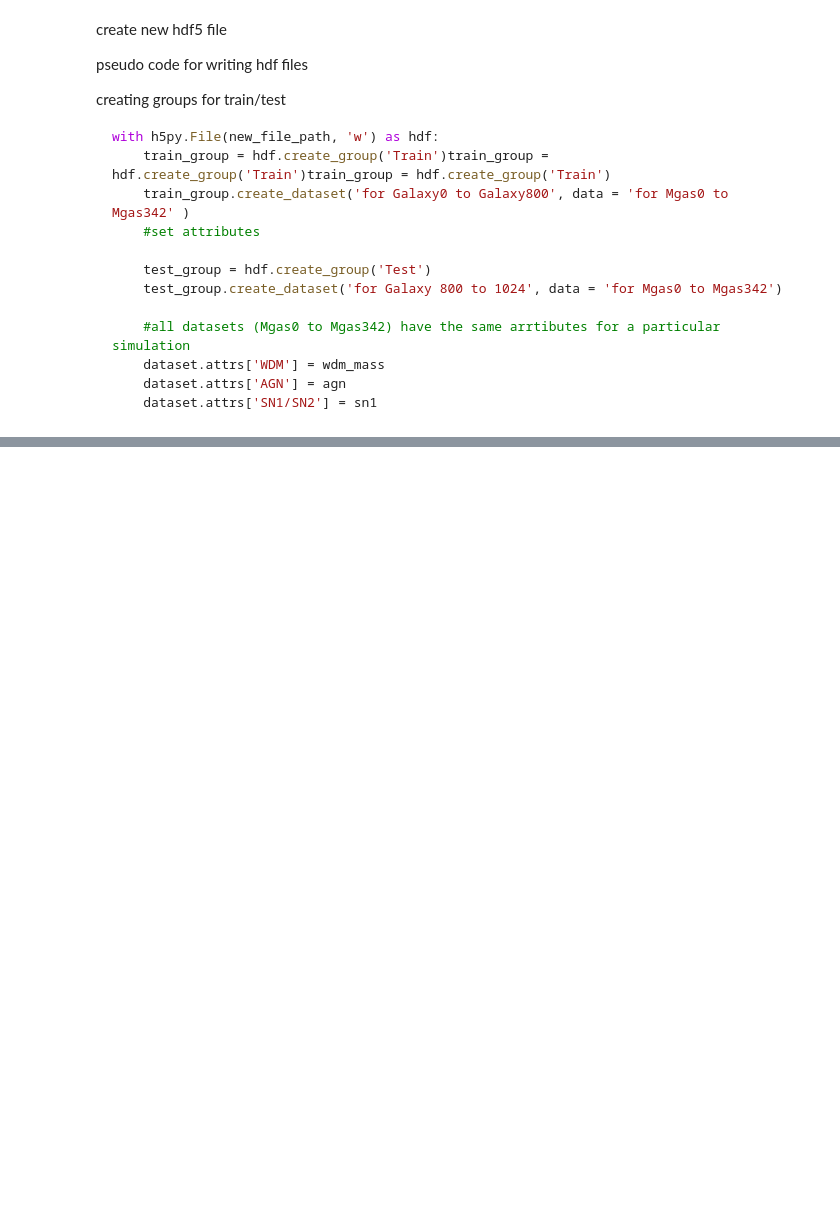
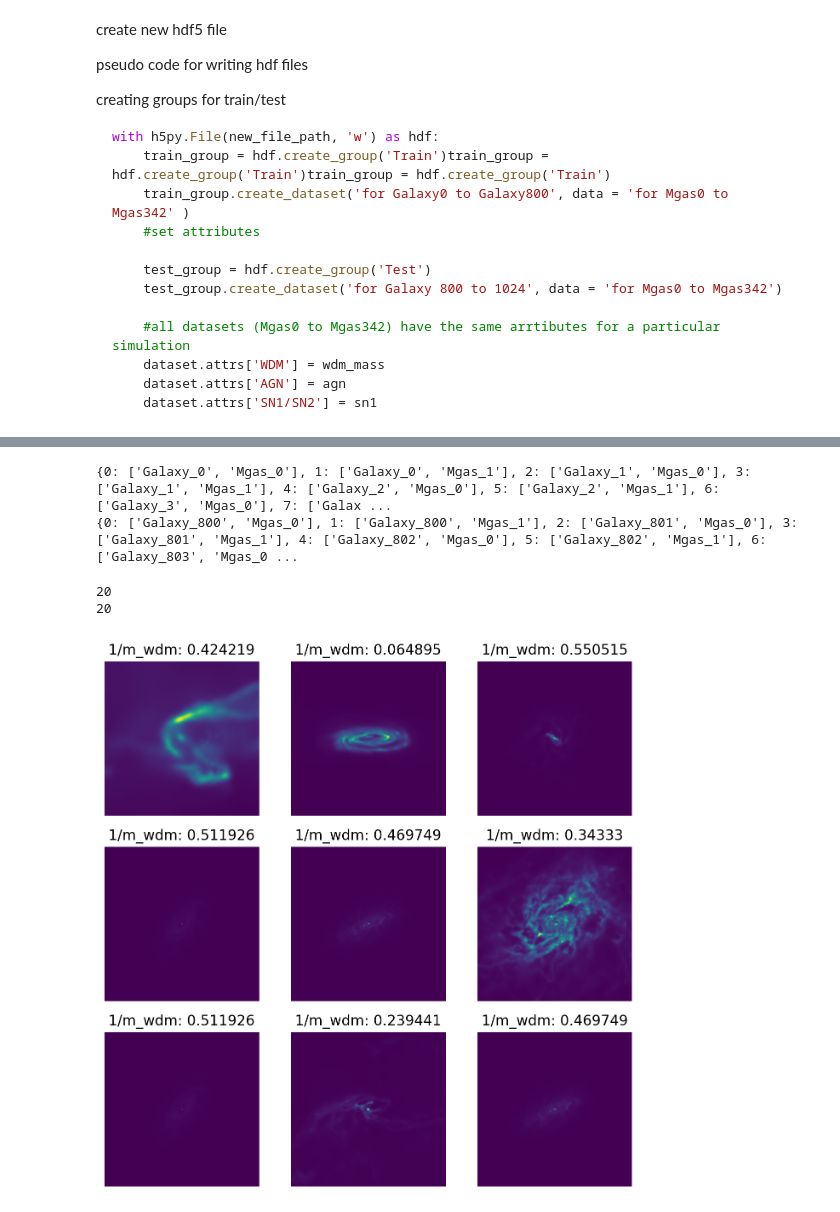
Before and after one commit to devinamhn/dreams-dm, a Jupyter notebook: dreamsdm/notebooks/creating_datasets.ipynb, the cells around one changed output, grey strips where cells are left out. Saved outputs shown, nothing was run; the diff lists cells and outputs as text; code cells hidden in the pictures; blank space fills up the shorter version.

```diff
--- a/dreamsdm/notebooks/creating_datasets.ipynb
+++ b/dreamsdm/notebooks/creating_datasets.ipynb
@@ -56,8 +46,10 @@ labels.iloc[0,0]
 # %%
+
+'''
 with h5py.File(new_file_path, "w") as hdf:
 
     train_group = hdf.create_group('Train')
-    for idx in range(0, 800): #0 to 800
+    for idx in range(0, 10): #0 to 800
         simid = labels.iloc[idx,0]
         galaxy_path = os.path.join(file_path, simid)
         galaxy_file = h5py.File(galaxy_path+'.hdf5', 'r')
@@ -78,7 +70,7 @@ with h5py.File(new_file_path, "w") as hdf:
 
     test_group = hdf.create_group('Test')
 
-    for idx in range(800,1024): #800 to 1024
+    for idx in range(800, 810): #800 to 1024
         if(idx not in [864, 874, 884, 894, 904, 914, 924, 934, 944, 954, 964, 974, 984, 994, 1004, 1014]):
             simid = labels.iloc[idx,0]
             galaxy_path = os.path.join(file_path, simid)
@@ -94,3 +86,4 @@ with h5py.File(new_file_path, "w") as hdf:
                 dataset.attrs["SN2"] = labels.iloc[idx,3]
                 dataset.attrs["AGN"] = labels.iloc[idx,4]
 hdf.close()
+'''
@@ -130,0 +109,4 @@ if(index not in [864, 874]):
+# %%
+# csv_file = "/mnt/home/dmohan/dreams-dm/dreamsdm/data/wdm/labels.csv"
+img_dir =  "/mnt/ceph/users/dmohan/dreams/data/dreams/mwzooms_test.hdf5"
+# wdm_gal_dataset = WDMGalaxiesDataset(csv_file, img_dir)
@@ -130,0 +232,27 @@ if(index not in [864, 874]):
+# %%
+trainset = WDMGalaxiesDataset(img_dir, 'Train', ToTensor())
+testset = WDMGalaxiesDataset(img_dir, 'Test', ToTensor())
+# %% [output]
+{0: ['Galaxy_0', 'Mgas_0'], 1: ['Galaxy_0', 'Mgas_1'], 2: ['Galaxy_1', 'Mgas_0'], 3: ['Galaxy_1', 'Mgas_1'], 4: ['Galaxy_2', 'Mgas_0'], 5: ['Galaxy_2', 'Mgas_1'], 6: ['Galaxy_3', 'Mgas_0'], 7: ['Galax ...
+{0: ['Galaxy_800', 'Mgas_0'], 1: ['Galaxy_800', 'Mgas_1'], 2: ['Galaxy_801', 'Mgas_0'], 3: ['Galaxy_801', 'Mgas_1'], 4: ['Galaxy_802', 'Mgas_0'], 5: ['Galaxy_802', 'Mgas_1'], 6: ['Galaxy_803', 'Mgas_0 ...
+# %%
+trainset
+print(len(trainset))
+print(len(testset))
+# %% [output]
+20
+20
+# %%
+from matplotlib import pyplot as plt
+
+figure = plt.figure(figsize=(8, 8), dpi = 200)
+cols, rows = 3, 3
+for i in range(1, cols * rows + 1):
+    sample_idx = torch.randint(len(trainset), size=(1,)).item()
+    img, label = trainset[sample_idx]
+    figure.add_subplot(rows, cols, i)
+    plt.title(f"1/m_wdm: {label}")
+    plt.imshow(img.squeeze())
+    plt.axis("off")
+# %% [output]
+[figure, added]
```
Also changed, not shown: parts of 13 cells of this notebook.
